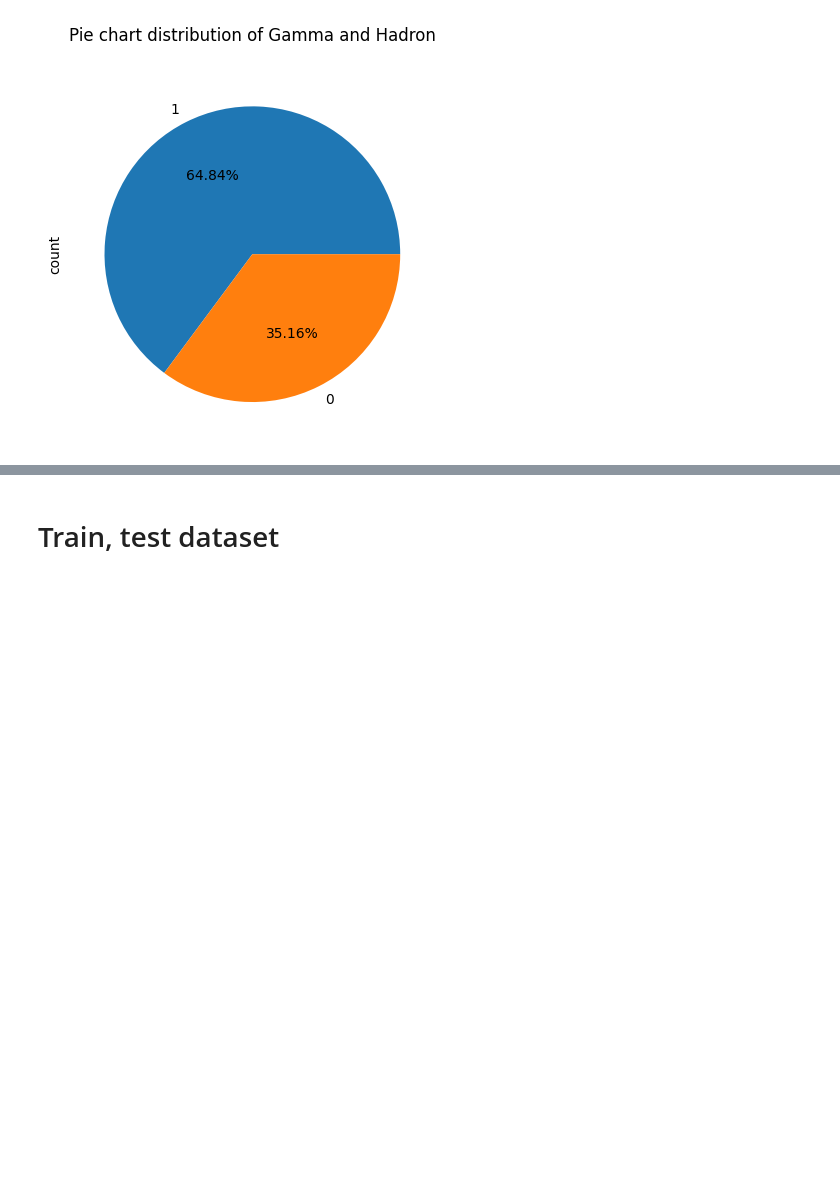
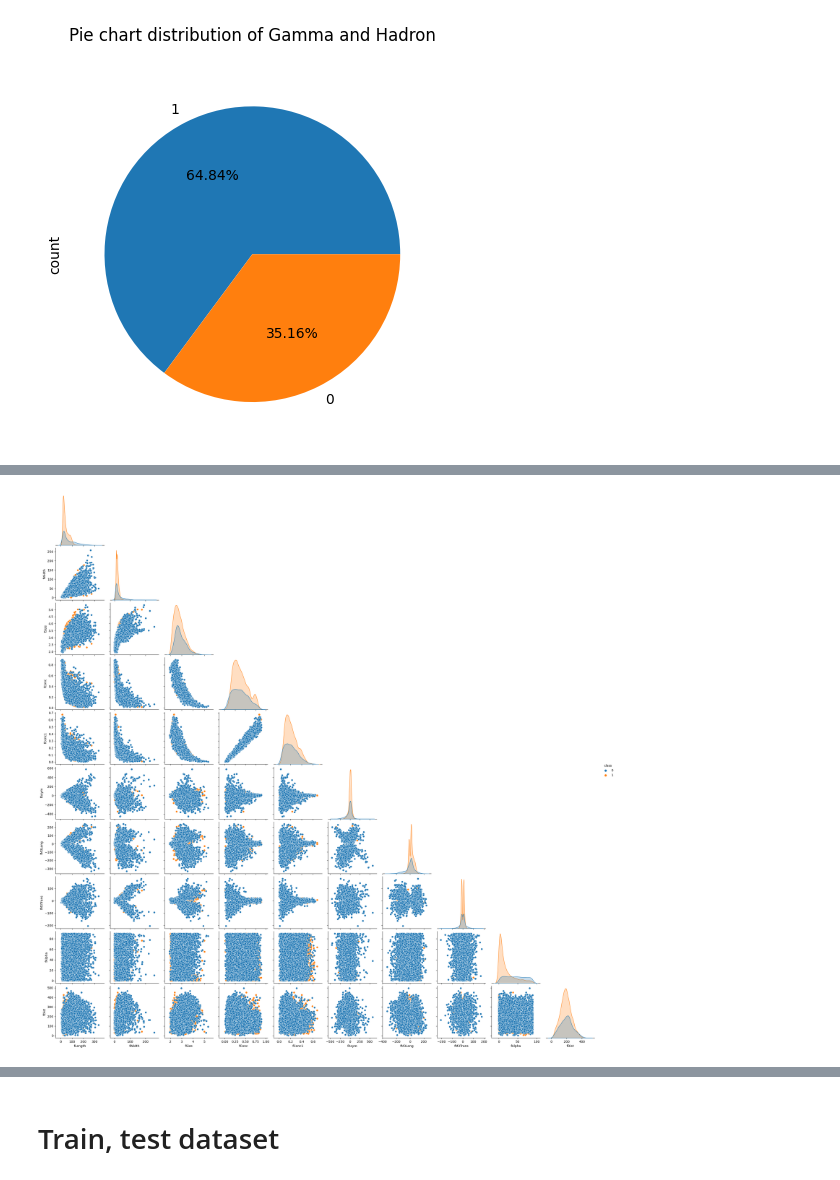
Before and after one commit to mj-debug/fcc-magic-example, a Jupyter notebook: fcc-MAGIC-example.ipynb, the cells around one changed output, grey strips where cells are left out. Saved outputs shown, nothing was run; the diff lists cells and outputs as text; code cells hidden in the pictures; blank space fills up the shorter version.

```diff
--- a/fcc-MAGIC-example.ipynb
+++ b/fcc-MAGIC-example.ipynb
@@ -72,0 +143,7 @@ plt.show()
+# %%
+# pairplot of all features
+
+data = df
+sns.pairplot(data = data, hue = "class", corner = True);
+# %% [output]
+[figure, added]
```
Also changed, not shown: parts of 55 cells of this notebook.
